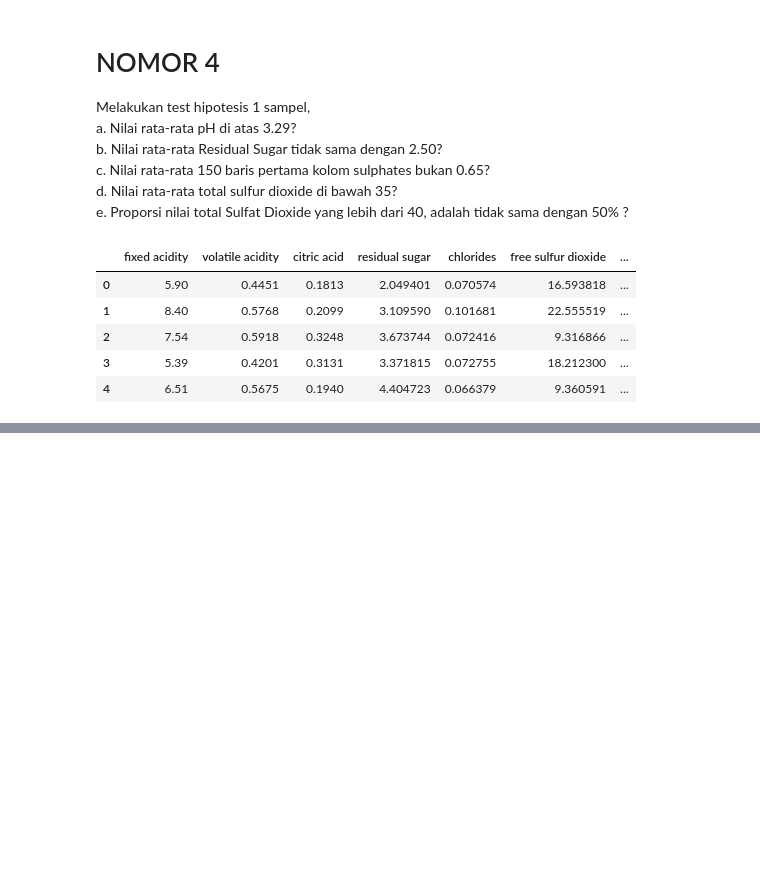
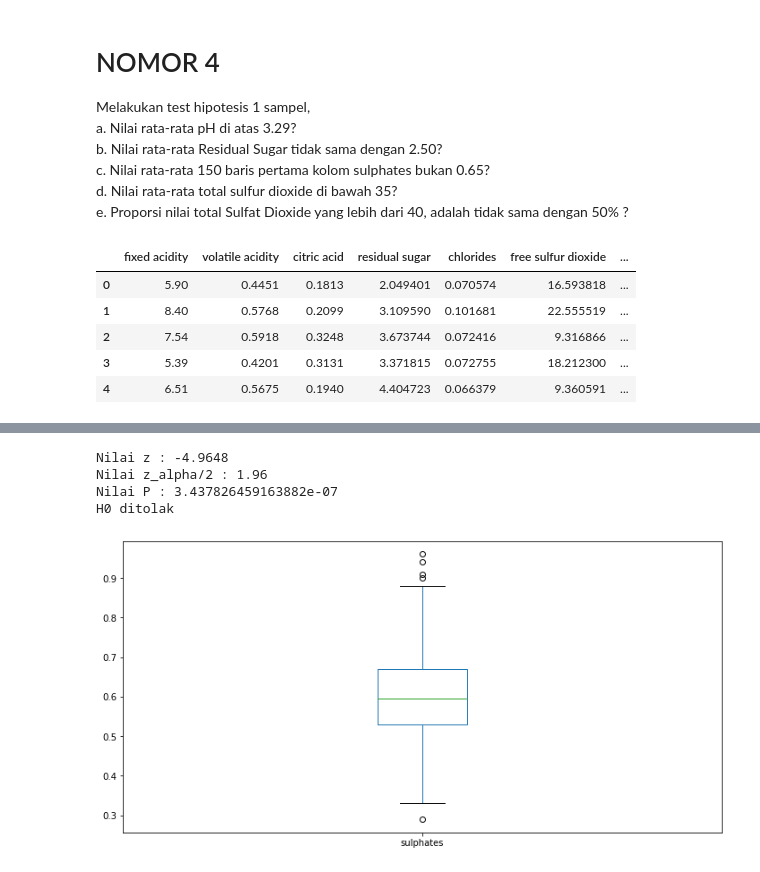
Before and after one commit to JeffreyChow19/probability-statistics, a Jupyter notebook: src/prob-4.ipynb, the cells around one changed output, grey strips where cells are left out. Drawn from its saved outputs; the diff is of its cells as text; code cells hidden in the pictures; blank space fills up the shorter version.

```diff
--- a/src/prob-4.ipynb
+++ b/src/prob-4.ipynb
@@ -19,0 +168,31 @@ df.head()
+# %%
+mu = 0.65
+alpha = 0.05
+
+#calculate z
+z = ztest(df["sulphates"].head(150), mu)
+
+#calculate z_alpha
+z_alpha = st.norm.ppf(1-alpha/2)
+
+#calculate p
+p = st.norm.sf(abs(z))
+
+print(f"Nilai z : {round(z, 4)}")
+print(f"Nilai z_alpha/2 : {round(z_alpha, 4)}")
+print(f"Nilai P : {p}")
+
+if ((z>z_alpha or z < -z_alpha) and p<alpha):
+    print("H0 ditolak")
+else:
+    print("H0 diterima")
+
+df["sulphates"].plot(kind="box", figsize=(12, 6))
+plt.title=("Sulphates")
+plt.show()
+# %% [output]
+Nilai z : -4.9648
+Nilai z_alpha/2 : 1.96
+Nilai P : 3.437826459163882e-07
+H0 ditolak
+[figure, added]
```
Also changed, not shown: parts of 16 cells of this notebook.
